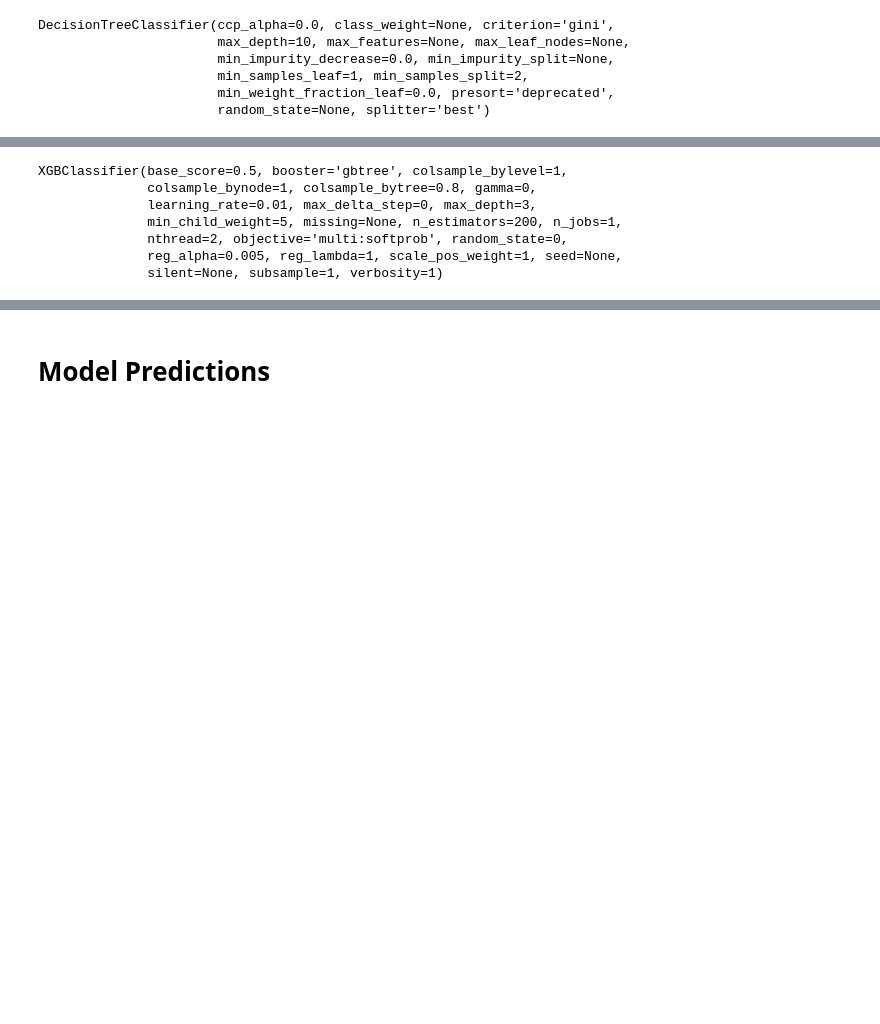
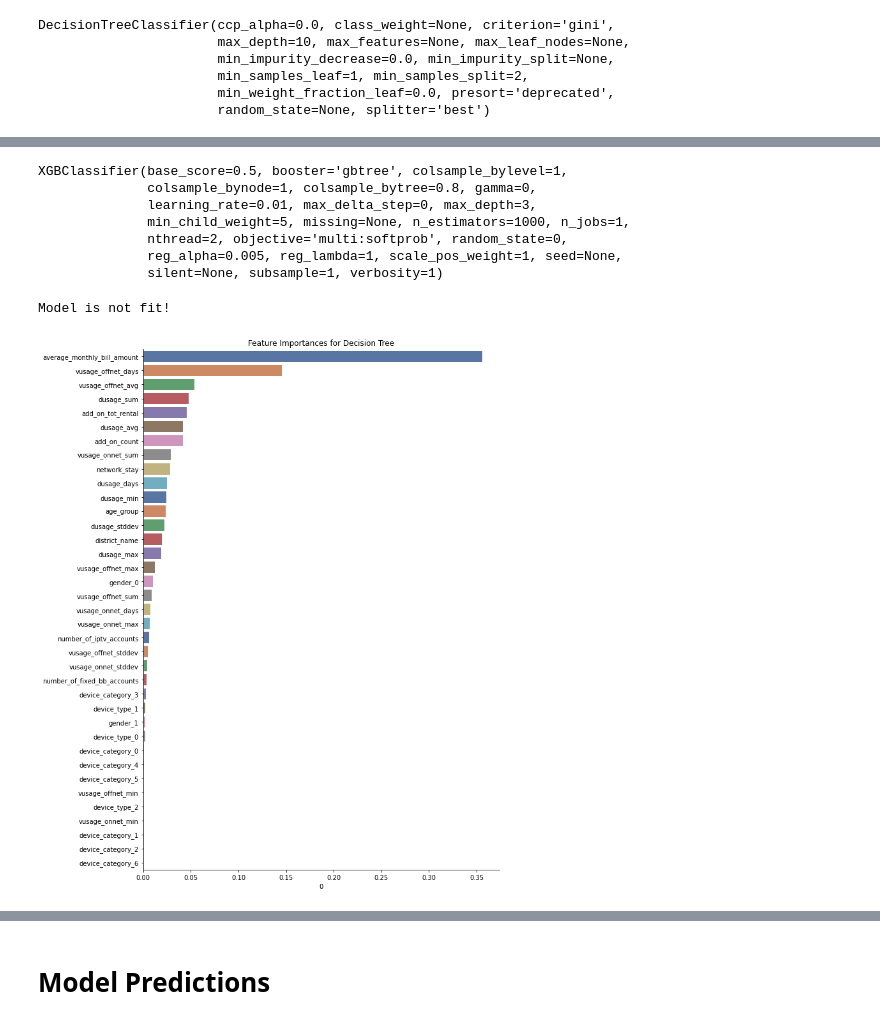
Before and after one commit to thuvarahan97/ADL-AI-Summit-2021---AI-Vendors, a Jupyter notebook: RentalPlan.ipynb, the cells around one changed output, grey strips where cells are left out. Saved outputs shown, nothing was run; the diff lists cells and outputs as text; code cells hidden in the pictures; blank space fills up the shorter version.

```diff
--- a/RentalPlan.ipynb
+++ b/RentalPlan.ipynb
@@ -362,3 +481,6 @@ test_set.drop(corr_features, axis=1, inplace = True)
+# %%
+# seperate the combined train and test data
+train_set, test_set = all_data.loc[train_set.index], all_data.loc[test_set.index]
 # %%
 X_train = train_set.drop('next_month_plan',axis=1)
 y_train = train_set['next_month_plan']
@@ -367,4 +487,4 @@ y_train = train_set['next_month_plan']
 # %%
-# X_train, X_test, y_train, y_test = train_test_split(X_train, y_train, test_size=0.2)
+X_train, X_test, y_train, y_test = train_test_split(X_train, y_train, test_size=0.2)
 # %%
 train_columns = X_train.columns
@@ -446,15 +601,13 @@ OOB Score: 0.8439
 # %%
 # creating XGBoost classifier model object
 modelXGB = XGBClassifier(learning_rate=0.01,
-                          n_estimators=200,
-                          max_depth=3,
-                          min_child_weight=5,
-                          reg_alpha=0.005,
-                          # subsample=1,
-                          # objective='binary:logistic',
-                          nthread=2,
-                          colsample_bytree=0.8,
-                          )
+                         n_estimators=1000,
+                         max_depth=3,
+                         min_child_weight=5,
+                         reg_alpha=0.005,
+                         nthread=2,
+                         colsample_bytree=0.8,
+                         )
 
 # fit the XGBoost model on the training dataset
 modelXGB.fit(X_train, y_train)
@@ -462,7 +615,7 @@ modelXGB.fit(X_train, y_train)
 XGBClassifier(base_score=0.5, booster='gbtree', colsample_bylevel=1,
               colsample_bynode=1, colsample_bytree=0.8, gamma=0,
               learning_rate=0.01, max_delta_step=0, max_depth=3,
-              min_child_weight=5, missing=None, n_estimators=200, n_jobs=1,
+              min_child_weight=5, missing=None, n_estimators=1000, n_jobs=1,
               nthread=2, objective='multi:softprob', random_state=0,
               reg_alpha=0.005, reg_lambda=1, scale_pos_weight=1, seed=None,
               silent=None, subsample=1, verbosity=1)
@@ -483,10 +636,21 @@ XGBClassifier(base_score=0.5, booster='gbtree', colsample_bylevel=1,
 # # modelCBC.fit(X_train, y_train, verbose=1000, eval_set=[(X_train,y_train),(X_test,y_test)], use_best_model=True, cat_features=categorical)
 # modelCBC.fit(X_train, y_train, verbose=1000)
 # %%
-# # Display first 5 important features in a chart
-# importances = pd.DataFrame(modelCBC.feature_importances_, index = train_columns)
-# importances.sort_values(by = 0, inplace=True, ascending = False)
-# importances = importances
-# plt.figure(figsize=(10, 15))
-# sns.barplot(x=0, y=importances.index, data=importances,palette="deep").set_title("Feature Importances");
-# sns.despine()
+# Function to display order of important features in a chart
+def displayImportantFeatures(model, modelName):
+    importances = pd.DataFrame(model.feature_importances_, index = X_train.columns)
+    importances.sort_values(by = 0, inplace=True, ascending = False)
+    importances = importances
+    plt.figure(figsize=(10, 15))
+    sns.barplot(x=0, y=importances.index, data=importances,palette="deep").set_title("Feature Importances for "+ modelName);
+    sns.despine()
+# %%
+try:
+  displayImportantFeatures(modelDTC, "Decision Tree")
+except NameError:
+    print("Model is not defined!")
+else:
+  print("Model is not fit!")
+# %% [output]
+Model is not fit!
+[figure, added]
```
Also changed, not shown: parts of 57 cells of this notebook.
